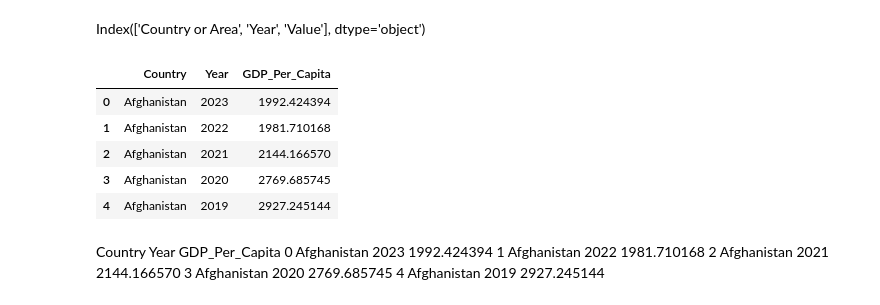
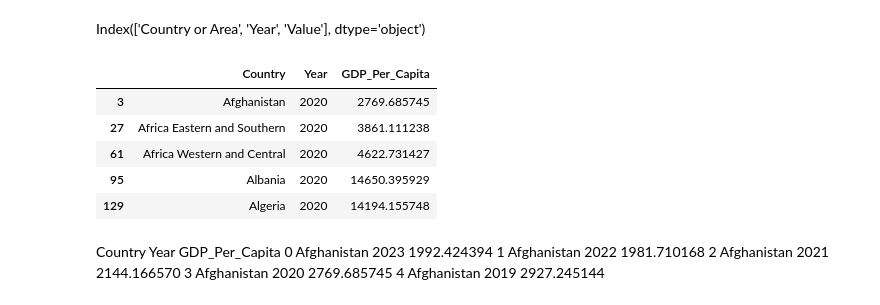
Before and after one commit to NewForce-Cohort-10-Data/gdp-and-internet-usage-Epizelus, a Jupyter notebook: notebook/PersonalProject.ipynb, the cells around one changed output. Drawn from its saved outputs; the diff is of its cells as text; code cells hidden in the pictures.

```diff
--- a/notebook/PersonalProject.ipynb
+++ b/notebook/PersonalProject.ipynb
@@ -33,14 +39,15 @@ new_gdp.columns
 Index(['Country or Area', 'Year', 'Value'], dtype='object')
 # %%
 new_gdp.columns = ['Country','Year','GDP_Per_Capita']
+new_gdp = new_gdp[new_gdp['Year'] == 2020]
 new_gdp.head()
 # %% [output]
 |  | Country | Year | GDP_Per_Capita |
-| 0 | Afghanistan | 2023 | 1992.424394 |
-| 1 | Afghanistan | 2022 | 1981.710168 |
-| 2 | Afghanistan | 2021 | 2144.166570 |
 | 3 | Afghanistan | 2020 | 2769.685745 |
-| 4 | Afghanistan | 2019 | 2927.245144 |
+| 27 | Africa Eastern and Southern | 2020 | 3861.111238 |
+| 61 | Africa Western and Central | 2020 | 4622.731427 |
+| 95 | Albania | 2020 | 14650.395929 |
+| 129 | Algeria | 2020 | 14194.155748 |
 # %% [markdown]
 Country	Year	GDP_Per_Capita
 0	Afghanistan	2023	1992.424394
```
Also changed, not shown: parts of 26 cells of this notebook.
